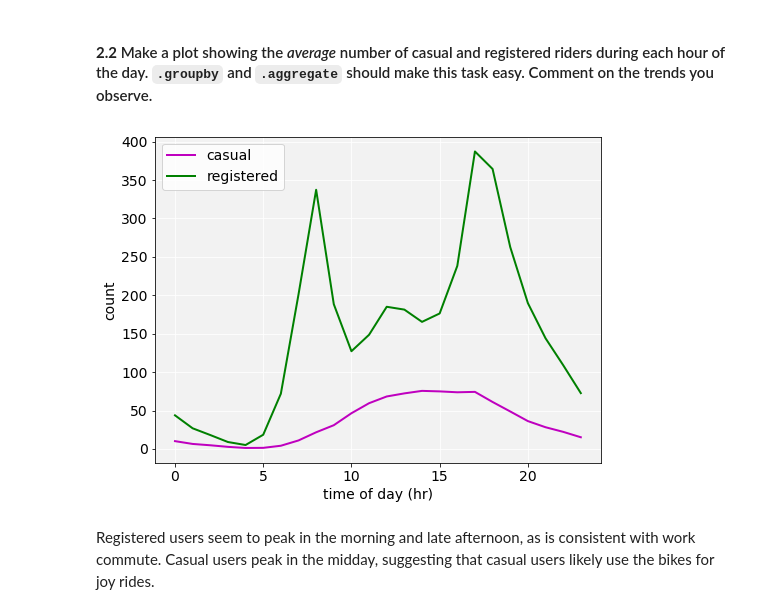
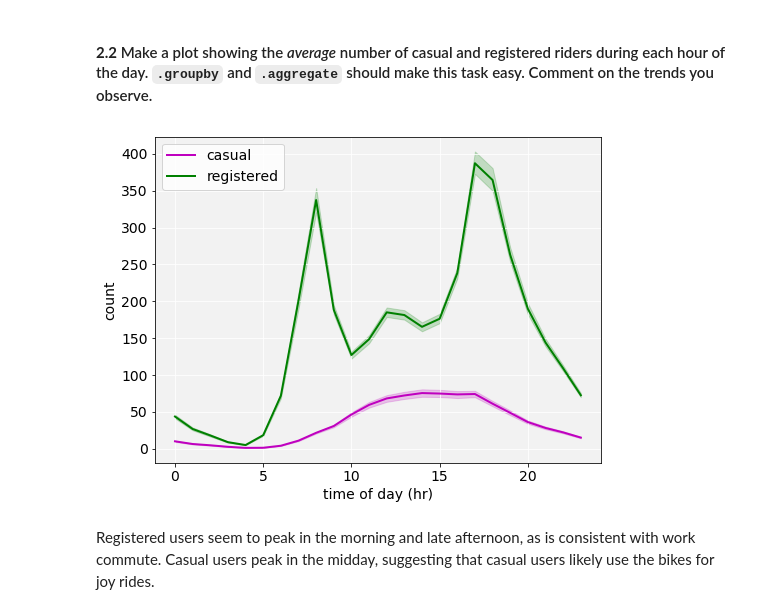
Before and after one commit to werkhoven/CS109_notebooks, a Jupyter notebook: HW3/cs109a_hw3_109_werkhoven.ipynb, the cells around one changed output. Cells and saved outputs as stored; diff of their text form; code cells hidden in the pictures.

```diff
--- a/HW3/cs109a_hw3_109_werkhoven.ipynb
+++ b/HW3/cs109a_hw3_109_werkhoven.ipynb
@@ -257,17 +215,16 @@ Other relationships:
 # %% [markdown]
 #### **2.2** Make a plot showing the _average_ number of casual and registered riders during each hour of the day. `.groupby` and `.aggregate` should make this task easy. Comment on the trends you observe.
 # %%
-avg_by_hour = bikes_df.groupby('hour')['casual', 'registered'].mean()
-
-plt.plot(np.arange(0,24,1), avg_by_hour['casual'], c='m', label='casual')
-plt.plot(np.arange(0,24,1), avg_by_hour['registered'], c='g', label='registered')
+ax = sns.lineplot(x="hour", y="casual", data=bikes_df, label="casual", color='m')
+sns.lineplot(x="hour", y="registered", data=bikes_df, label="registered", color='g', ax=ax)
 plt.xlabel('time of day (hr)')
 plt.ylabel('count')
 plt.legend()
+plt.legend()
 plt.grid(color='w')
 plt.gca().set_facecolor([.95,.95,.95])
 # %% [output]
-[figure, old version]
+[figure, new version]
 # %% [markdown]
 Registered users seem to peak in the morning and late afternoon, as is consistent with work commute. Casual users peak in the midday, suggesting that casual users likely use the bikes for joy rides.
 # %% [markdown]
```
Also changed, not shown: parts of 21 cells of this notebook, 1 other file.
